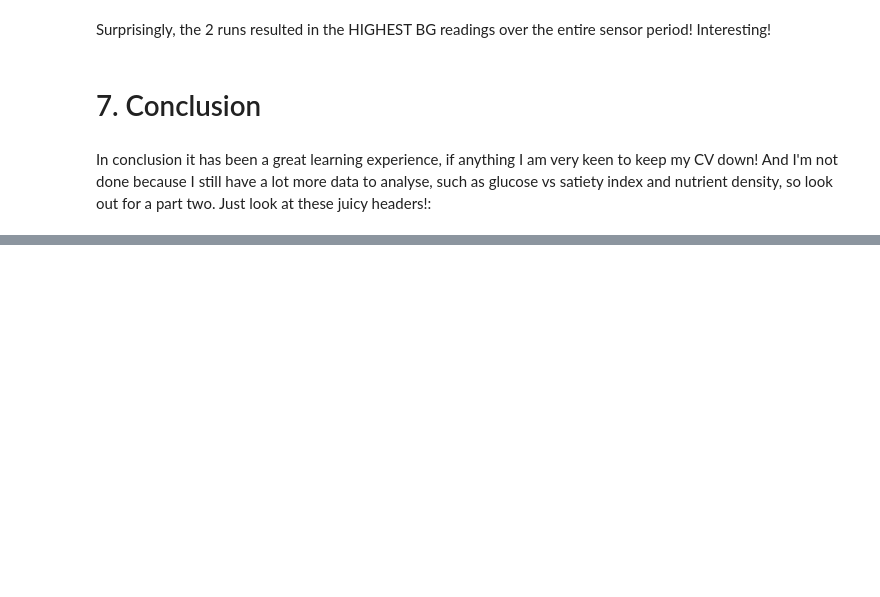
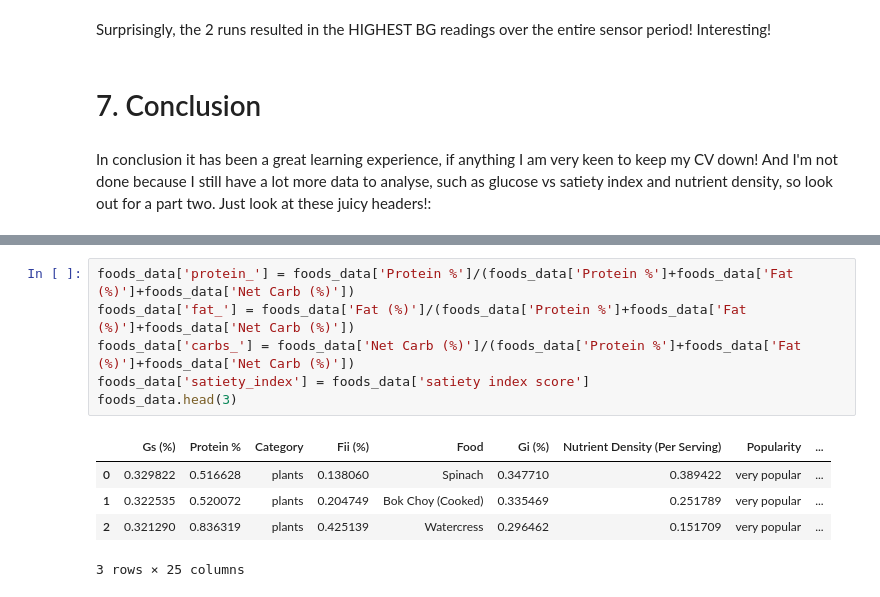
Before and after one commit to Usul1980/Dexcom-G7-analysis, a Jupyter notebook: dexcom-g7-cgm-vs-carbs-vs-exercise.ipynb, the cells around one changed output, grey strips where cells are left out. Cells and saved outputs as stored; diff of their text form; blank space fills up the shorter version.

```diff
--- a/dexcom-g7-cgm-vs-carbs-vs-exercise.ipynb
+++ b/dexcom-g7-cgm-vs-carbs-vs-exercise.ipynb
@@ -265,0 +288,12 @@ diet.head(10)
+# %%
+foods_data['protein_'] = foods_data['Protein %']/(foods_data['Protein %']+foods_data['Fat (%)']+foods_data['Net Carb (%)'])
+foods_data['fat_'] = foods_data['Fat (%)']/(foods_data['Protein %']+foods_data['Fat (%)']+foods_data['Net Carb (%)'])
+foods_data['carbs_'] = foods_data['Net Carb (%)']/(foods_data['Protein %']+foods_data['Fat (%)']+foods_data['Net Carb (%)'])
+foods_data['satiety_index'] = foods_data['satiety index score']
+foods_data.head(3)
+# %% [output]
+|  | Gs (%) | Protein % | Category | Fii (%) | Food | Gi (%) | Nutrient Density (Per Serving) | Popularity | ... |
+| 0 | 0.329822 | 0.516628 | plants | 0.138060 | Spinach | 0.347710 | 0.389422 | very popular | ... |
+| 1 | 0.322535 | 0.520072 | plants | 0.204749 | Bok Choy (Cooked) | 0.335469 | 0.251789 | very popular | ... |
+| 2 | 0.321290 | 0.836319 | plants | 0.425139 | Watercress | 0.296462 | 0.151709 | very popular | ... |
+3 rows × 25 columns
```
Also changed, not shown: parts of 7 cells of this notebook.
